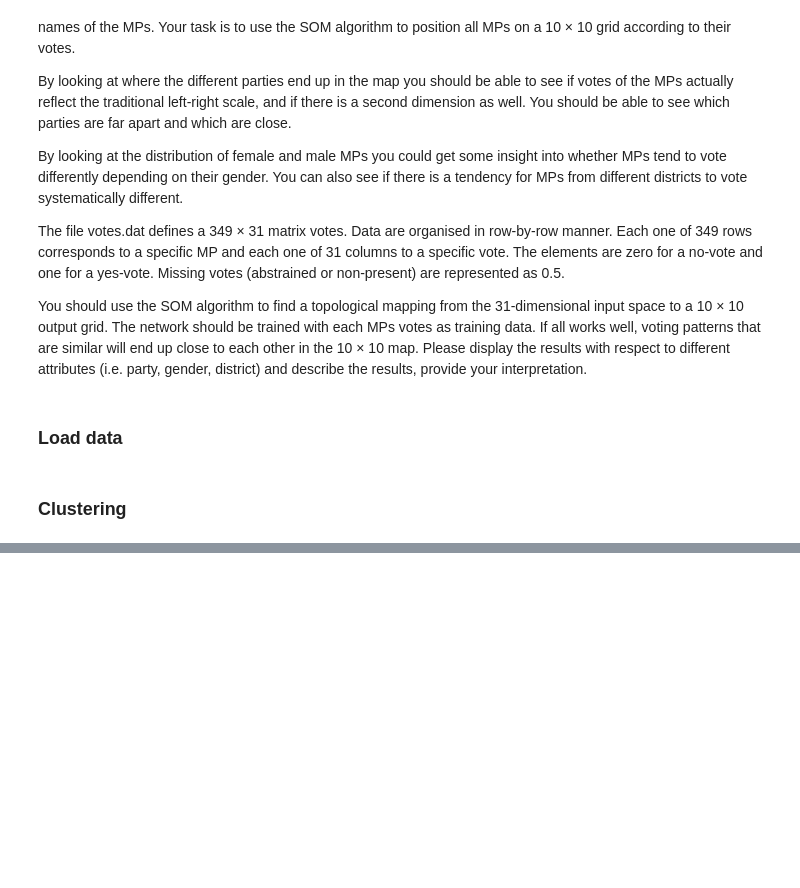
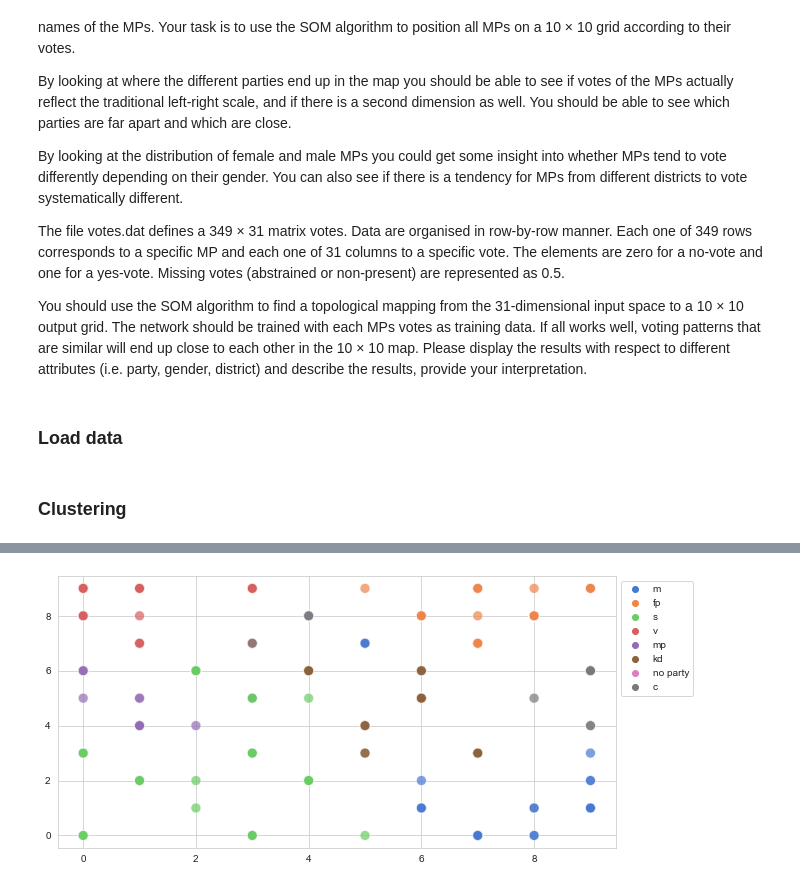
Before and after one commit to Alexdruso/DD2437-ANNDA-Colasanti-Sanvito-Stuart, a Jupyter notebook: lab2/assignment_2.ipynb, the cells around one changed output, grey strips where cells are left out. Saved outputs shown, nothing was run; the diff lists cells and outputs as text; code cells hidden in the pictures; blank space fills up the shorter version.

```diff
--- a/lab2/assignment_2.ipynb
+++ b/lab2/assignment_2.ipynb
@@ -173,0 +190,6 @@ order
+# %%
+plt.figure(figsize=(10, 5))
+sns.scatterplot(x=pos[:, 0].flatten(), y=pos[:, 1].flatten(), hue=party, alpha=0.7, s=100, palette='muted')
+plt.legend(bbox_to_anchor=(1, 1));
+# %% [output]
+[figure, added]
```
Also changed, not shown: parts of 11 cells of this notebook, 1 other file.
